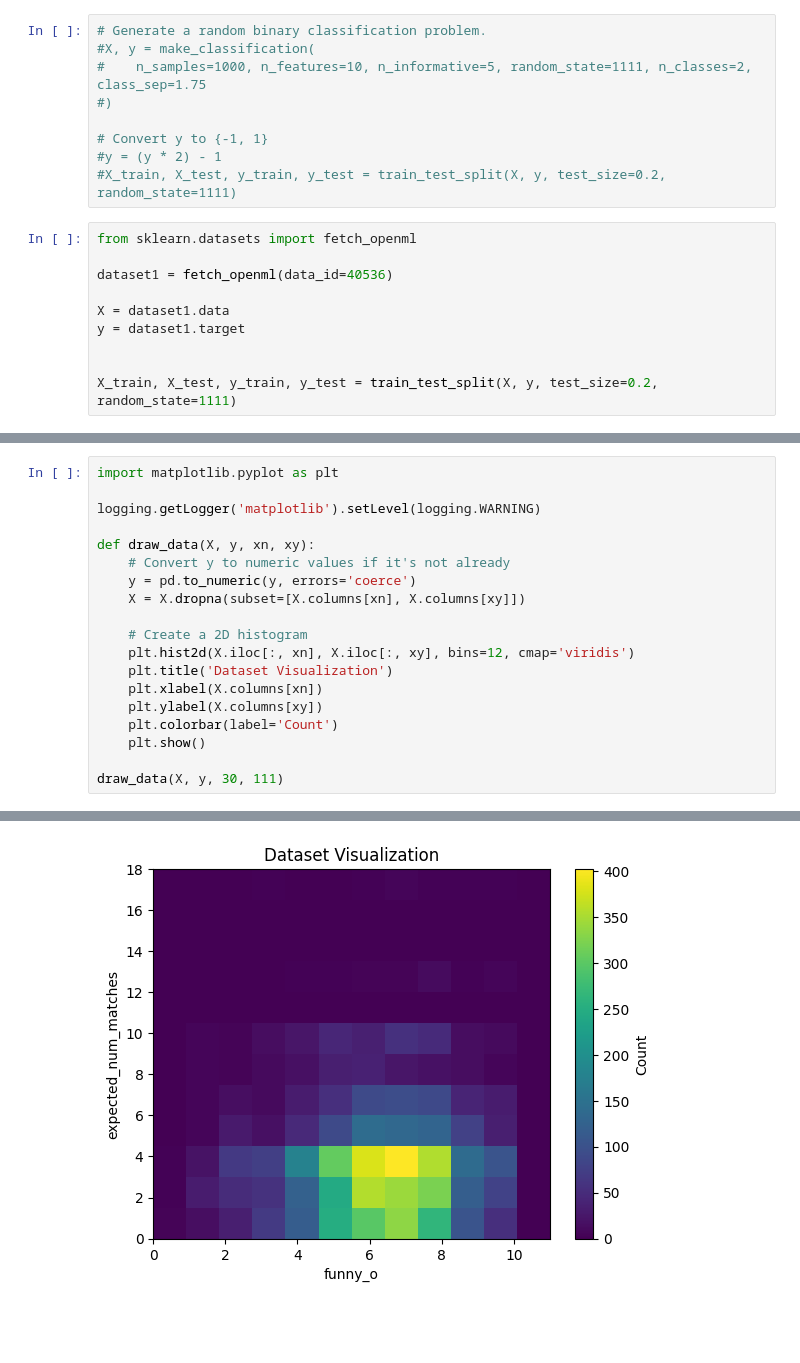
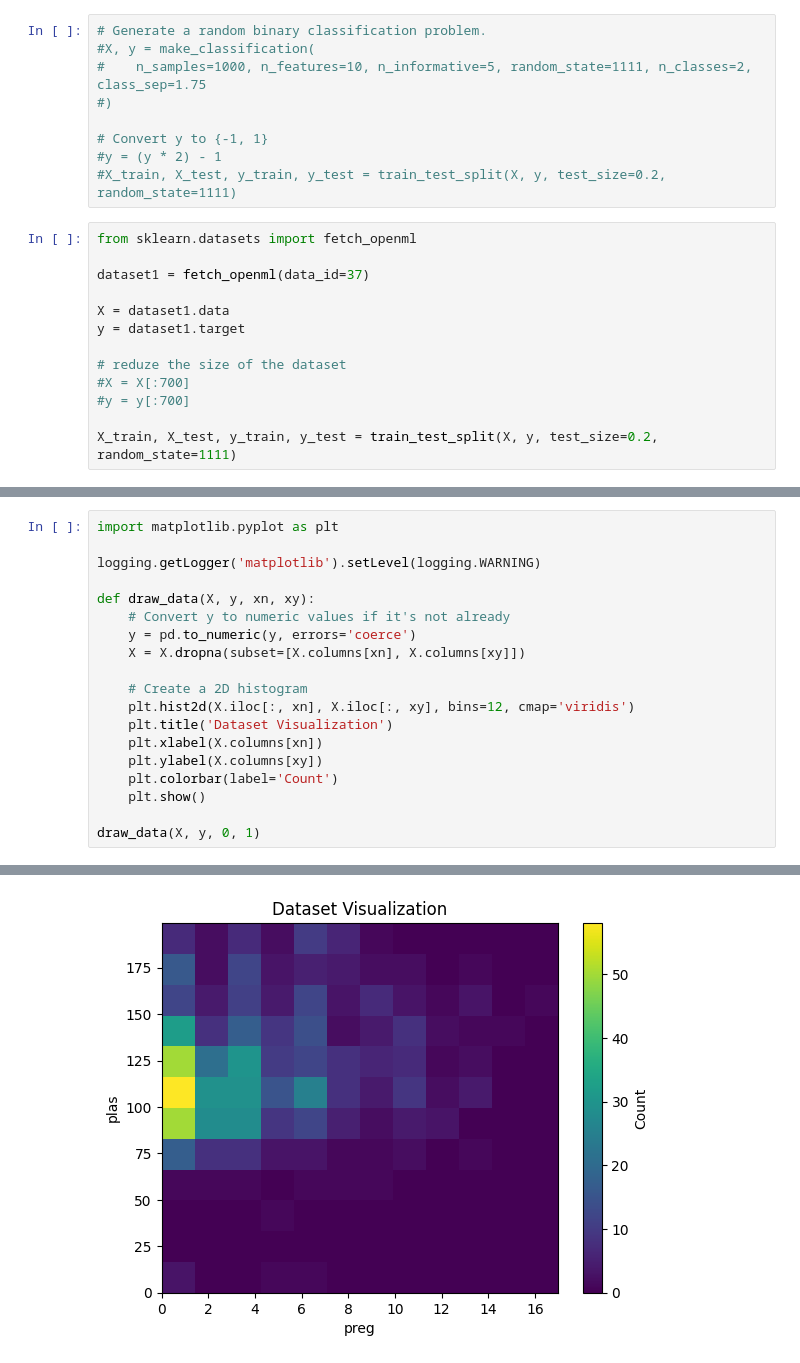
Before and after one commit to franciscoribeiro2003/KNN-NearestNeighbourVariation, a Jupyter notebook: Notebook.ipynb, the cells around one changed output, grey strips where cells are left out. Drawn from its saved outputs; the diff is of its cells as text; blank space fills up the shorter version.

```diff
--- a/Notebook.ipynb
+++ b/Notebook.ipynb
@@ -23,11 +24,14 @@ logging.basicConfig(level=logging.DEBUG)
 # %%
 from sklearn.datasets import fetch_openml
 
-dataset1 = fetch_openml(data_id=40536)
+dataset1 = fetch_openml(data_id=37)
 
 X = dataset1.data
 y = dataset1.target
 
+# reduze the size of the dataset
+#X = X[:700]
+#y = y[:700]
 
 X_train, X_test, y_train, y_test = train_test_split(X, y, test_size=0.2, random_state=1111)
 # %%
@@ -91,5 +86,5 @@ def draw_data(X, y, xn, xy):
     plt.colorbar(label='Count')
     plt.show()
 
-draw_data(X, y, 30, 111)
+draw_data(X, y, 0, 1)
 # %% [output]
@@ -96 +97 @@ draw_data(X, y, 30, 111)
-[figure, old version]
+[figure, new version]
```
Also changed, not shown: parts of 10 cells of this notebook.
